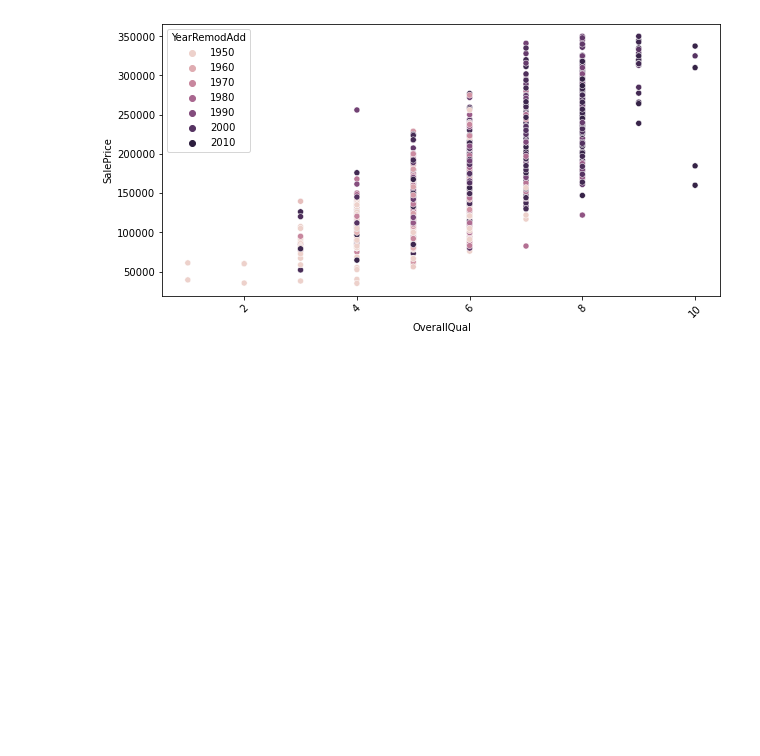
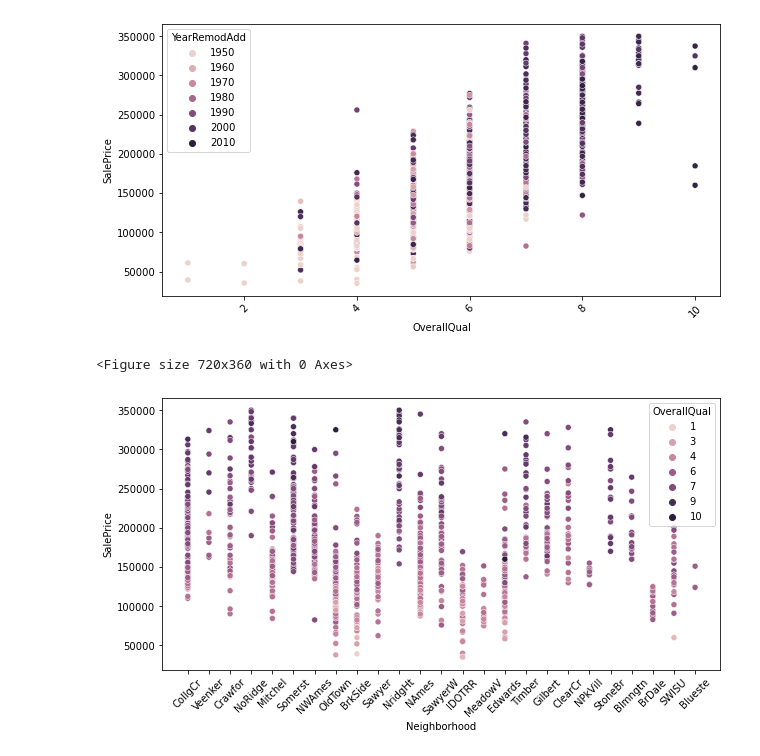
Before and after one commit to erinmcmahon26/Housing-Prices-Regression, a Jupyter notebook: Housing_Prices_EDA_TrainingData.ipynb, the cells around one changed output. Saved outputs shown, nothing was run; the diff lists cells and outputs as text; code cells hidden in the pictures; blank space fills up the shorter version.

```diff
--- a/Housing_Prices_EDA_TrainingData.ipynb
+++ b/Housing_Prices_EDA_TrainingData.ipynb
@@ -391,3 +448,10 @@ ax.tick_params(axis='x', rotation = 45)
 # %% [output]
 <Figure size 720x360 with 0 Axes>
 [figure]
+# %%
+plt.figure(figsize=(10,5))
+ax = sns.scatterplot(x='Neighborhood', y='SalePrice', hue='OverallQual', data=df_lessthen350k)
+ax.tick_params(axis='x', rotation = 45)
+# %% [output]
+<Figure size 720x360 with 0 Axes>
+[figure, added]
```
Also changed, not shown: parts of 31 cells of this notebook.
